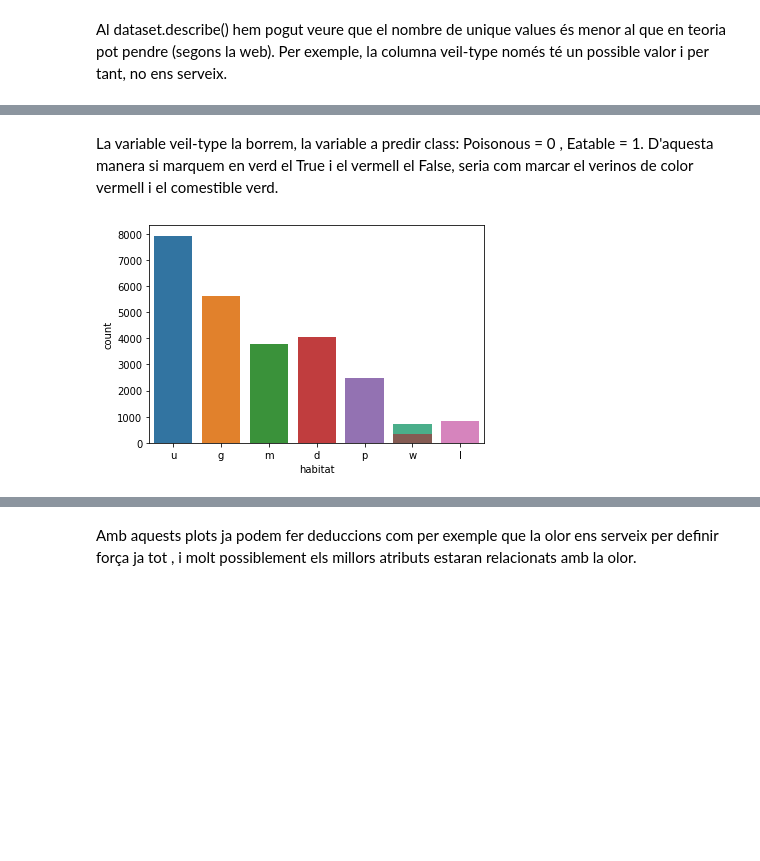
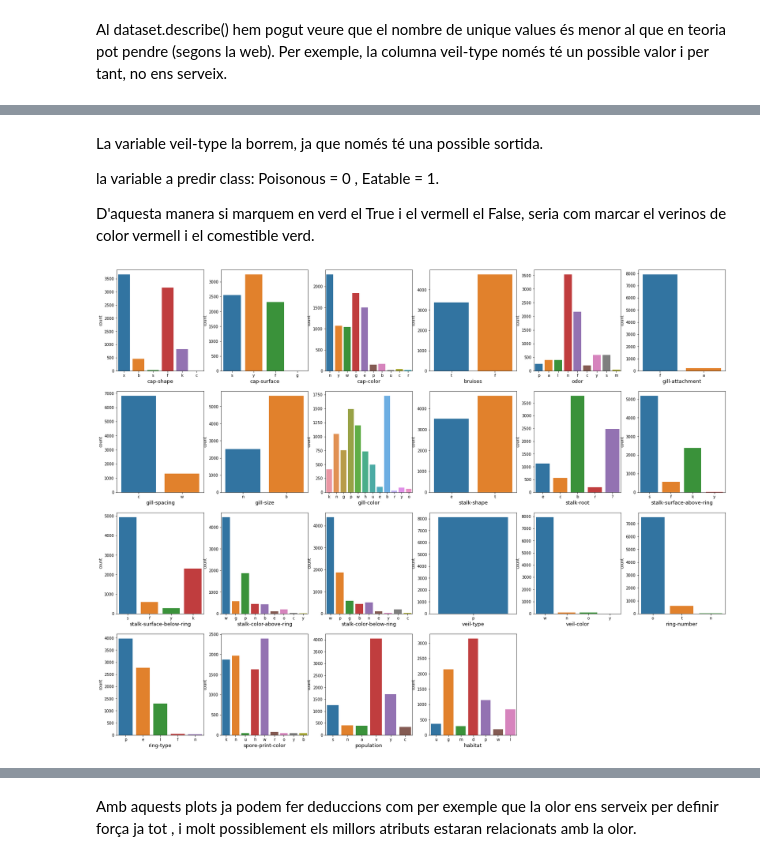
Before and after one commit to AlbertRoca29/Mushrooms, a Jupyter notebook: mushrooms.ipynb, the cells around one changed output, grey strips where cells are left out. Saved outputs shown, nothing was run; the diff lists cells and outputs as text; code cells hidden in the pictures; blank space fills up the shorter version.

```diff
--- a/mushrooms.ipynb
+++ b/mushrooms.ipynb
@@ -130,11 +132,21 @@ habitat                     ['u' 'g' 'm' 'd' 'p' 'w' 'l']                      7
 # %% [markdown]
-La variable veil-type la borrem, la variable a predir class: Poisonous  = 0 , Eatable = 1. D'aquesta manera si marquem en verd el True i el vermell el False, seria com marcar el verinos de color vermell i el comestible verd.
+La variable veil-type la borrem, ja que només té una possible sortida.
+
+la variable a predir class: Poisonous  = 0 , Eatable = 1.
+
+D'aquesta manera si marquem en verd el True i el vermell el False, seria com marcar el verinos de color vermell i el comestible verd.
 # %%
-X = dataset.drop(['class','veil-type'],axis=1)
+dataset.drop(['veil-type'],axis=1)
+X = dataset.drop(['class'],axis=1)
 y = dataset['class'] == 'e'     # class: Poisonous  = 0 , Eatable = 1
 # %%
+fig = plt.figure(figsize=(28,22))
+i=1
 for col in X.columns:
-    sns.countplot(data = dataset, x = col)
+    ax = fig.add_subplot(4,6, i)
+    b = sns.countplot(data = dataset, x = col)
+    b.set_xlabel(col,fontsize=13)
+    i+=1
 # %% [output]
-[figure, old version]
+[figure, new version]
 # %%
```
Also changed, not shown: parts of 50 cells of this notebook.
